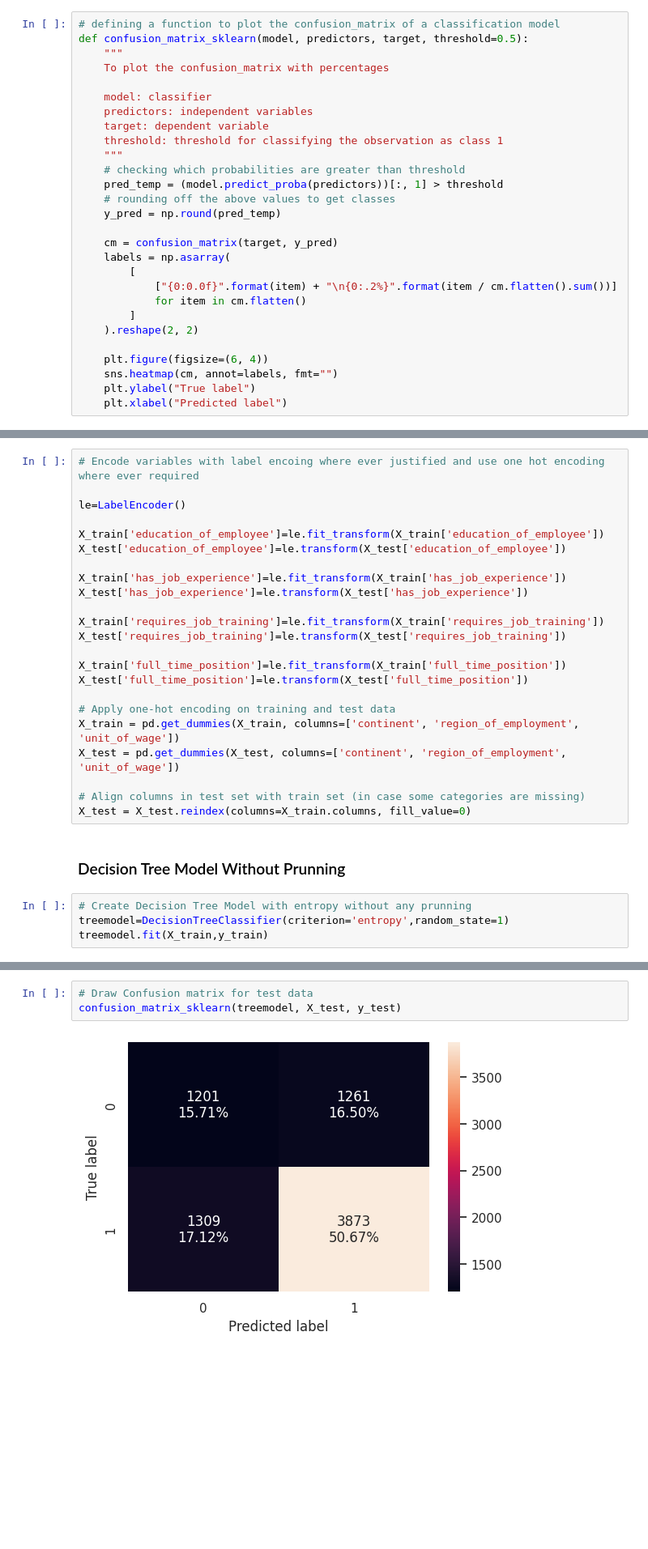
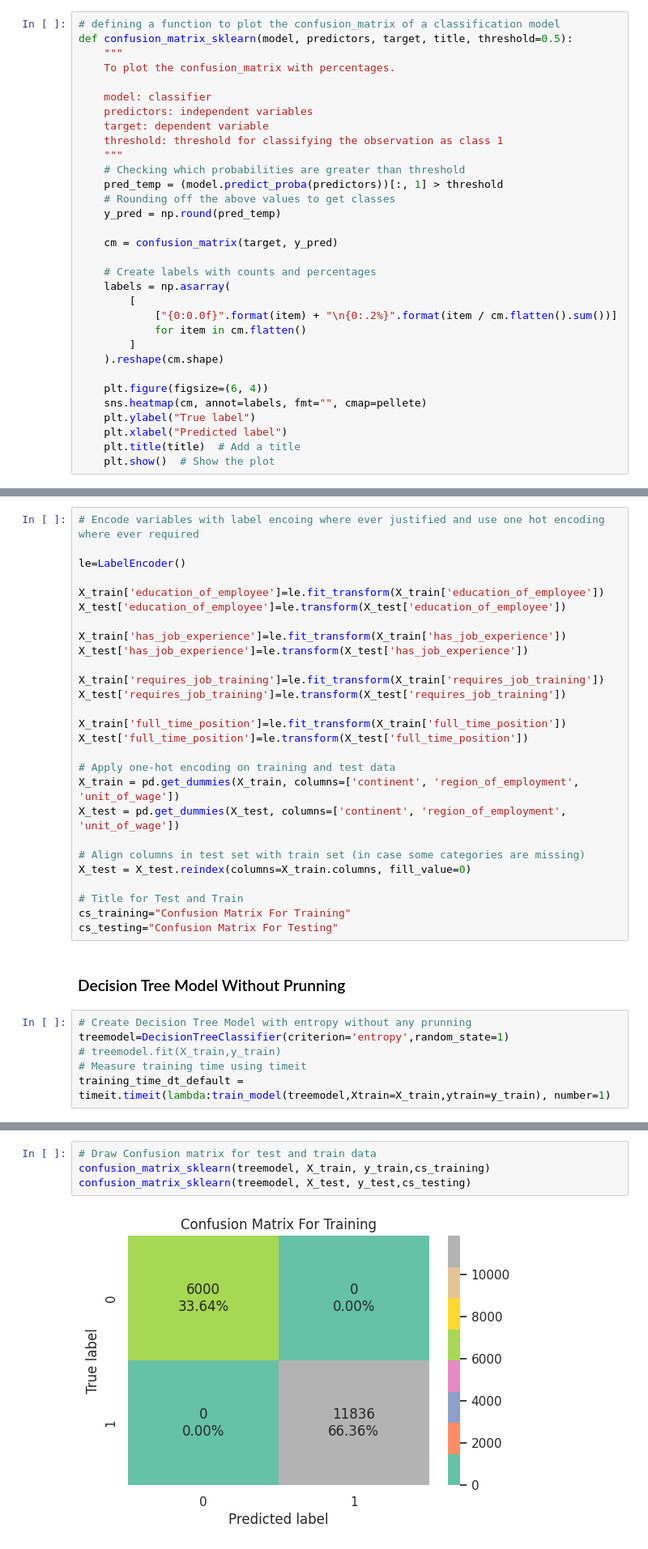
Before and after one commit to Rajesh2015/easy-visa, a Jupyter notebook: easy-visa-solution.ipynb, the cells around one changed output, grey strips where cells are left out. Shown at 81% size. Saved outputs shown, nothing was run; the diff lists cells and outputs as text; blank space fills up the shorter version.

```diff
--- a/easy-visa-solution.ipynb
+++ b/easy-visa-solution.ipynb
@@ -902,32 +903,36 @@ def model_performance_classification_sklearn(
     return df_perf
 # %%
 # defining a function to plot the confusion_matrix of a classification model
-def confusion_matrix_sklearn(model, predictors, target, threshold=0.5):
+def confusion_matrix_sklearn(model, predictors, target, title, threshold=0.5):
     """
-    To plot the confusion_matrix with percentages
+    To plot the confusion_matrix with percentages.
 
     model: classifier
     predictors: independent variables
     target: dependent variable
     threshold: threshold for classifying the observation as class 1
     """
-    # checking which probabilities are greater than threshold
+    # Checking which probabilities are greater than threshold
     pred_temp = (model.predict_proba(predictors))[:, 1] > threshold
-    # rounding off the above values to get classes
+    # Rounding off the above values to get classes
     y_pred = np.round(pred_temp)
 
     cm = confusion_matrix(target, y_pred)
+
+    # Create labels with counts and percentages
     labels = np.asarray(
         [
             ["{0:0.0f}".format(item) + "\n{0:.2%}".format(item / cm.flatten().sum())]
             for item in cm.flatten()
         ]
-    ).reshape(2, 2)
+    ).reshape(cm.shape)
 
     plt.figure(figsize=(6, 4))
-    sns.heatmap(cm, annot=labels, fmt="")
+    sns.heatmap(cm, annot=labels, fmt="", cmap=pellete)
     plt.ylabel("True label")
     plt.xlabel("Predicted label")
+    plt.title(title)  # Add a title
+    plt.show()  # Show the plot
 # %%
 def print_dataset_shapes_and_class_distribution(X_train, X_test, y_train, y_test):
     """
@@ -1558,9 +1567,15 @@ X_test = pd.get_dummies(X_test, columns=['continent', 'region_of_employment', 'u
 
 # Align columns in test set with train set (in case some categories are missing)
 X_test = X_test.reindex(columns=X_train.columns, fill_value=0)
+
+# Title for Test and Train
+cs_training="Confusion Matrix For Training"
+cs_testing="Confusion Matrix For Testing"
 # %% [markdown]
 ### Decision Tree Model Without Prunning
 # %%
 # Create Decision Tree Model with entropy without any prunning
 treemodel=DecisionTreeClassifier(criterion='entropy',random_state=1)
-treemodel.fit(X_train,y_train)
+# treemodel.fit(X_train,y_train)
+# Measure training time using timeit
+training_time_dt_default = timeit.timeit(lambda:train_model(treemodel,Xtrain=X_train,ytrain=y_train), number=1)
@@ -1576,5 +1592,6 @@ Testing Score 0.663788592360021
 # %%
-# Draw Confusion matrix for test data
-confusion_matrix_sklearn(treemodel, X_test, y_test)
+# Draw Confusion matrix for test and train data
+confusion_matrix_sklearn(treemodel, X_train, y_train,cs_training)
+confusion_matrix_sklearn(treemodel, X_test, y_test,cs_testing)
 # %% [output]
-[figure, old version]
+[figure, new version]
```
Also changed, not shown: parts of 72 cells of this notebook.
